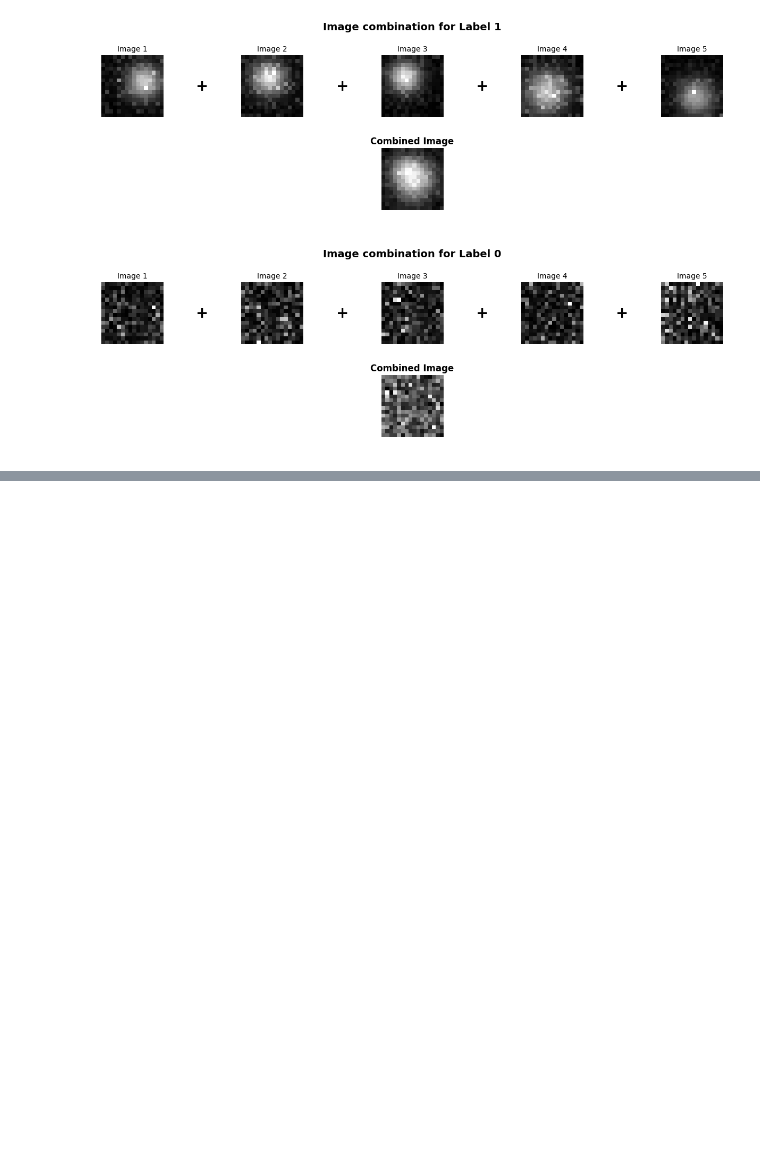
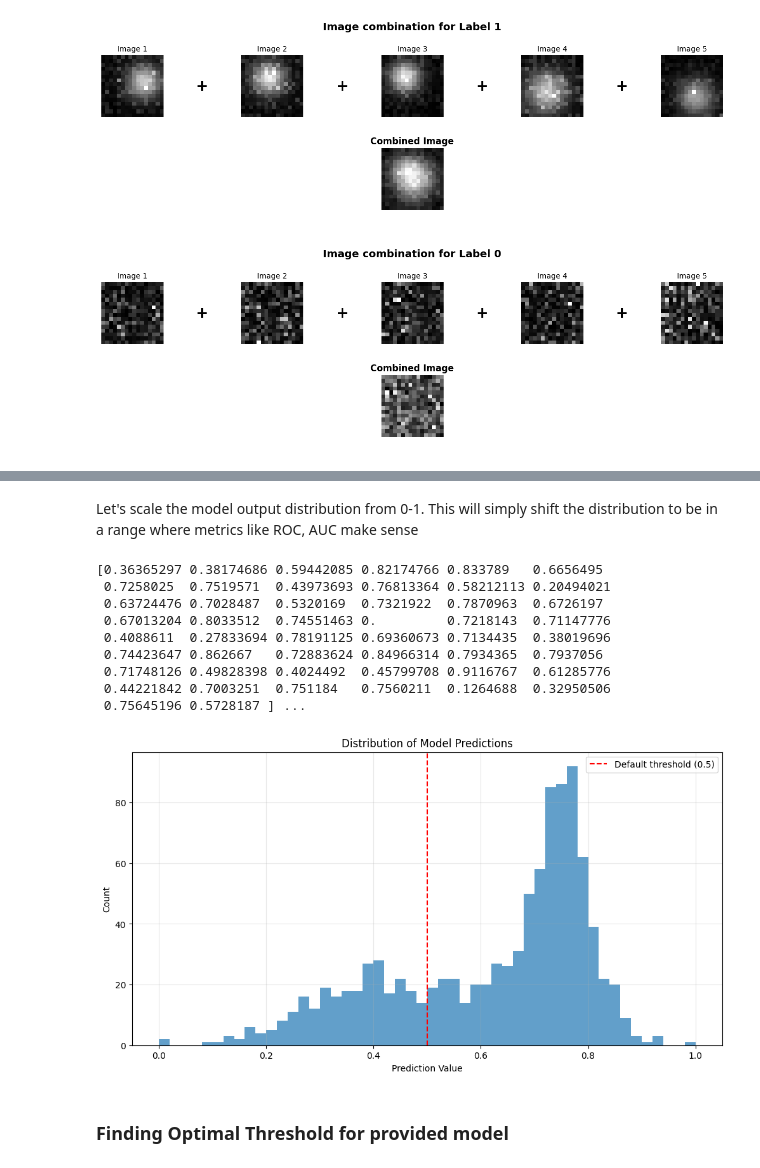
Before and after one commit to mach-12/cicada-gsoc-evaluation-task, a Jupyter notebook: solution.ipynb, the cells around one changed output, grey strips where cells are left out. Drawn from its saved outputs; the diff is of its cells as text; code cells hidden in the pictures; blank space fills up the shorter version.

```diff
--- a/solution.ipynb
+++ b/solution.ipynb
@@ -172,0 +264,24 @@ plot_combined_image(images, labels, label_target=0)
+# %% [markdown]
+Let's scale the model output distribution from 0-1. This will simply shift the distribution to be in a range where metrics like ROC, AUC make sense
+# %%
+min_val = np.min(raw_predictions)
+max_val = np.max(raw_predictions)
+
+scaled_predictions = (raw_predictions - min_val) / (max_val - min_val)
+
+print(scaled_predictions[:50], "...")
+
+plot_model_prediction_histogram(scaled_predictions, threshold=0.5)
+# %% [output]
+[0.36365297 0.38174686 0.59442085 0.82174766 0.833789   0.6656495
+ 0.7258025  0.7519571  0.43973693 0.76813364 0.58212113 0.20494021
+ 0.63724476 0.7028487  0.5320169  0.7321922  0.7870963  0.6726197
+ 0.67013204 0.8033512  0.74551463 0.         0.7218143  0.71147776
+ 0.4088611  0.27833694 0.78191125 0.69360673 0.7134435  0.38019696
+ 0.74423647 0.862667   0.72883624 0.84966314 0.7934365  0.7937056
+ 0.71748126 0.49828398 0.4024492  0.45799708 0.9116767  0.61285776
+ 0.44221842 0.7003251  0.751184   0.7560211  0.1264688  0.32950506
+ 0.75645196 0.5728187 ] ...
+[figure, added]
+# %% [markdown]
+### Finding Optimal Threshold for provided model
```
Also changed, not shown: parts of 32 cells of this notebook.
